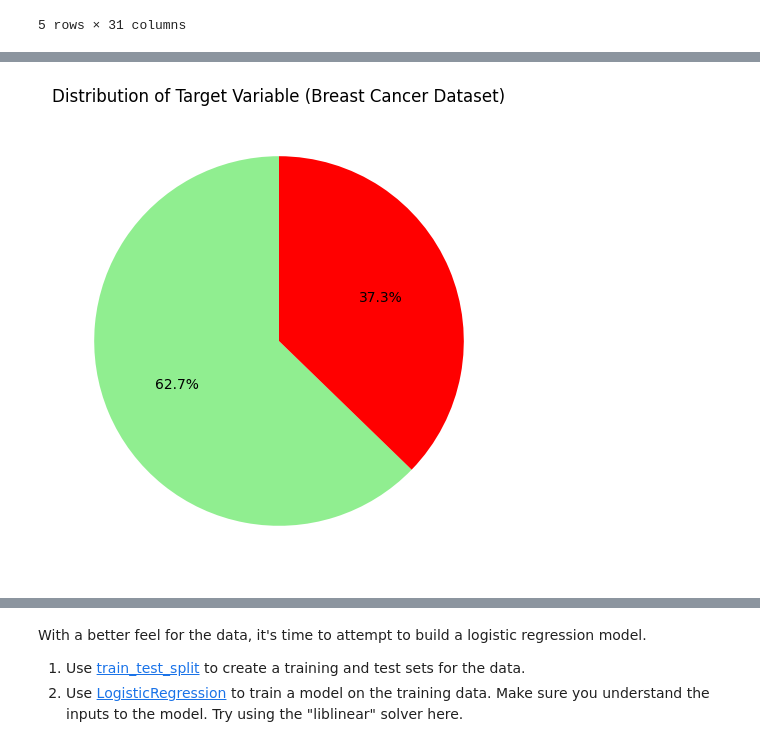
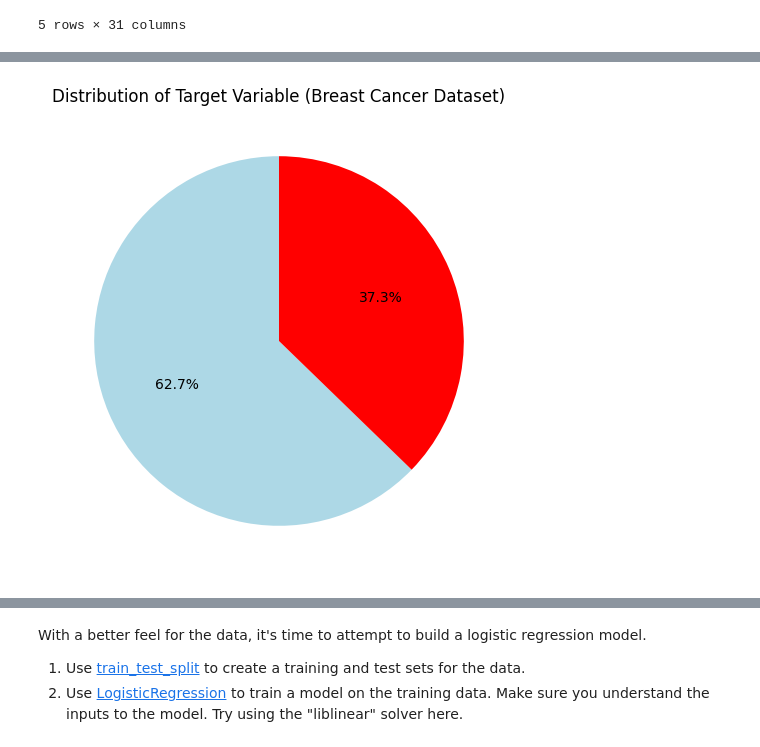
Before and after one commit to jgeiger81/sbml, a Jupyter notebook: 4.3 LogisticRegression/JasonG_MLE_MiniProject_Logistic_Regression.ipynb, the cells around one changed output, grey strips where cells are left out. Saved outputs shown, nothing was run; the diff lists cells and outputs as text; code cells hidden in the pictures.

```diff
--- a/4.3 LogisticRegression/JasonG_MLE_MiniProject_Logistic_Regression.ipynb
+++ b/4.3 LogisticRegression/JasonG_MLE_MiniProject_Logistic_Regression.ipynb
@@ -80,11 +93,11 @@ target_counts = df['target'].value_counts()
 # %%
 plt.figure(figsize=(8, 6))
 # labels = ['Malignant (0)', 'Benign (1)']
-colors = ['lightgreen', 'red']
+colors = ['lightblue', 'red']
 
 #plt.pie(target_counts.values, labels=labels, colors=colors, autopct='%1.1f%%', startangle=90)
 plt.pie(target_counts.values, colors=colors, autopct='%1.1f%%', startangle=90)
 plt.title('Distribution of Target Variable (Breast Cancer Dataset)')
 plt.show()
 # %% [output]
-[figure, old version]
+[figure, new version]
```
Also changed, not shown: parts of 11 cells of this notebook.
